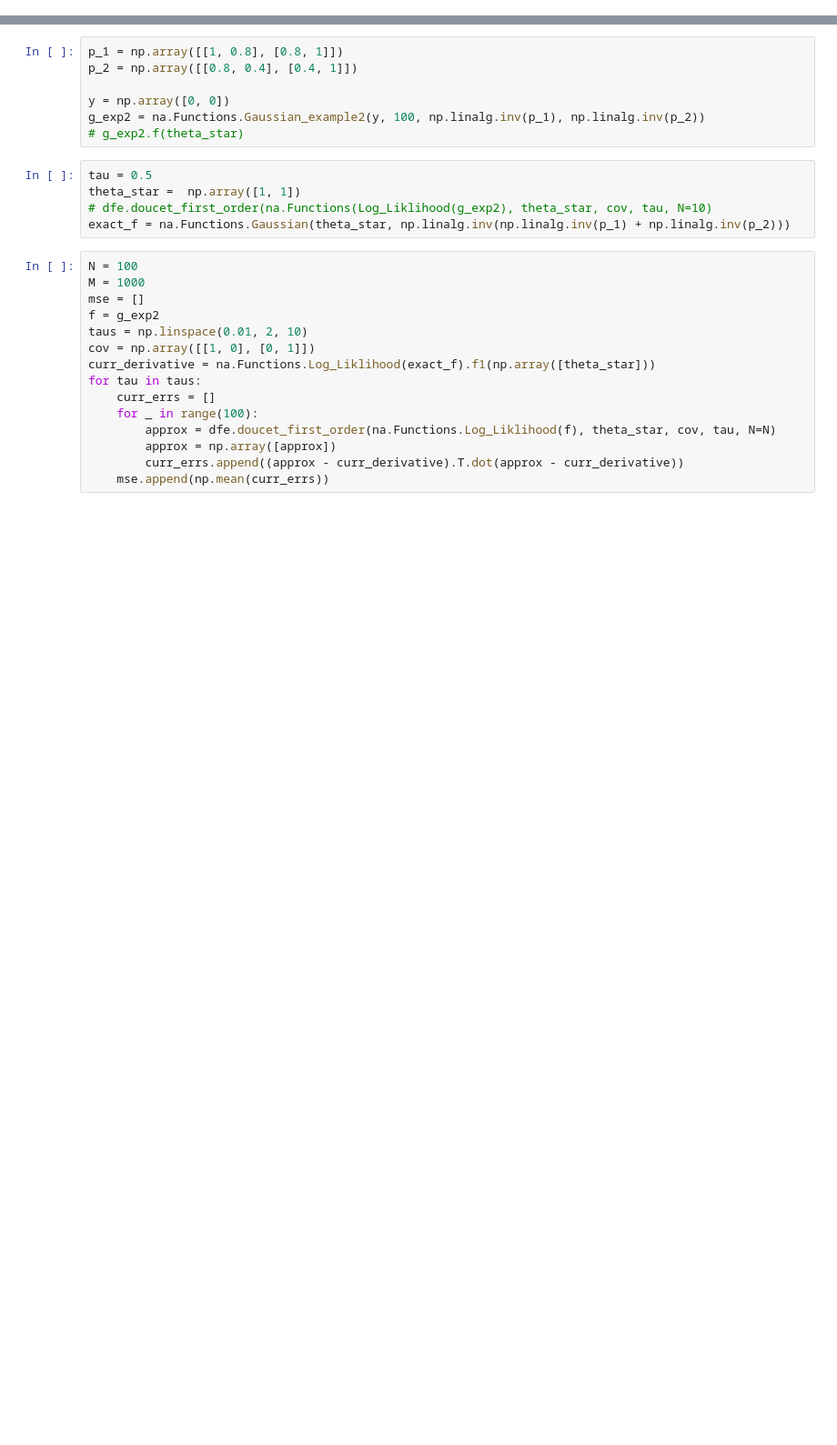
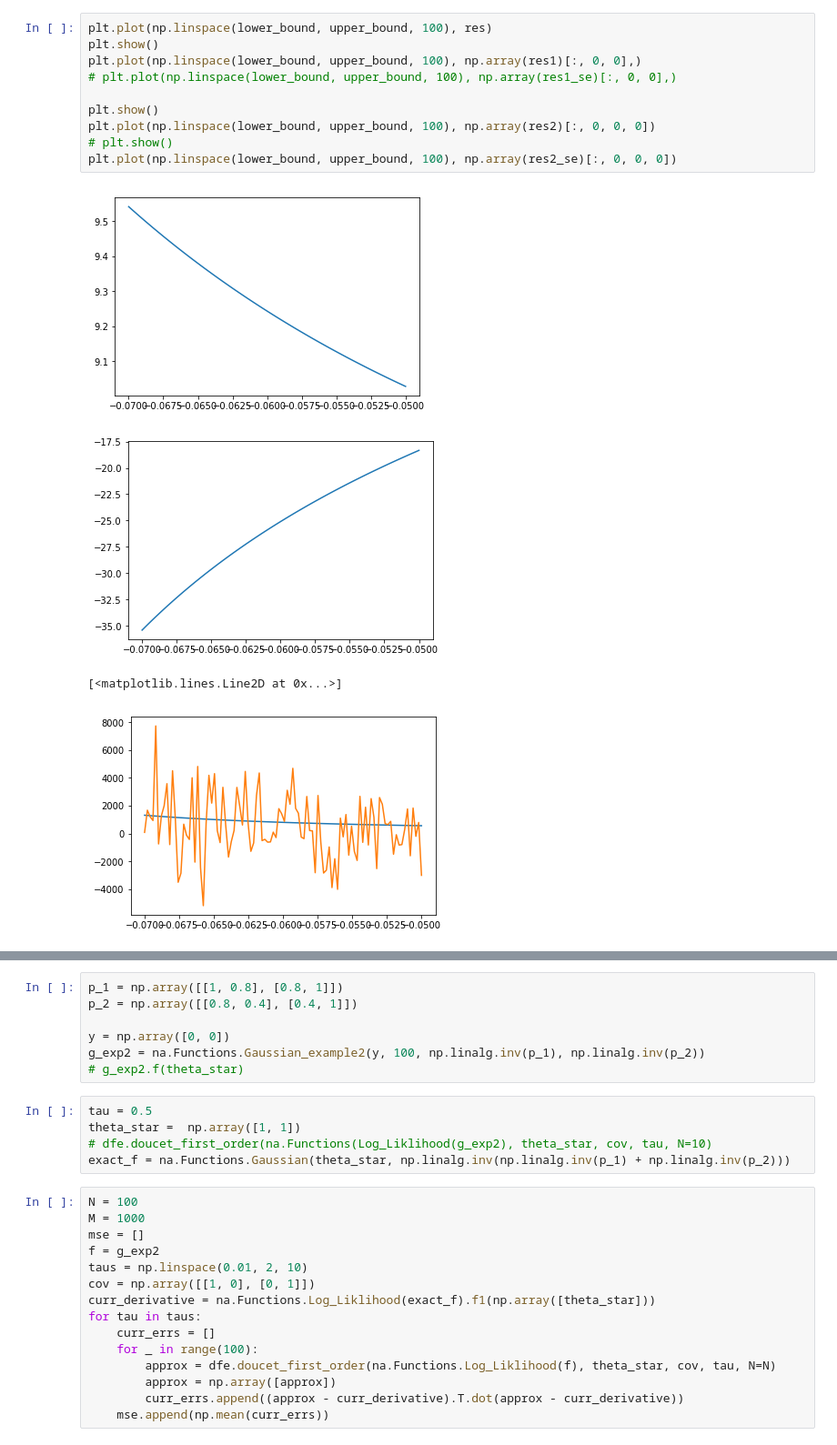
Before and after one commit to daniellengyel/new_adventure, a Jupyter notebook: notebooks/Untitled.ipynb, the cells around one changed output, grey strips where cells are left out. Shown at 91% size. Saved outputs shown, nothing was run; the diff lists cells and outputs as text; blank space fills up the shorter version.

```diff
--- a/notebooks/Untitled.ipynb
+++ b/notebooks/Untitled.ipynb
@@ -17,0 +46,15 @@ f = na.Functions.Quadratic(Q)
+# %%
+plt.plot(np.linspace(lower_bound, upper_bound, 100), res)
+plt.show()
+plt.plot(np.linspace(lower_bound, upper_bound, 100), np.array(res1)[:, 0, 0],)
+# plt.plot(np.linspace(lower_bound, upper_bound, 100), np.array(res1_se)[:, 0, 0],)
+
+plt.show()
+plt.plot(np.linspace(lower_bound, upper_bound, 100), np.array(res2)[:, 0, 0, 0])
+# plt.show()
+plt.plot(np.linspace(lower_bound, upper_bound, 100), np.array(res2_se)[:, 0, 0, 0])
+# %% [output]
+[figure, added]
+[figure, added]
+[<matplotlib.lines.Line2D at 0x...>]
+[figure, added]
```
Also changed, not shown: parts of 34 cells of this notebook, 20 other files.
